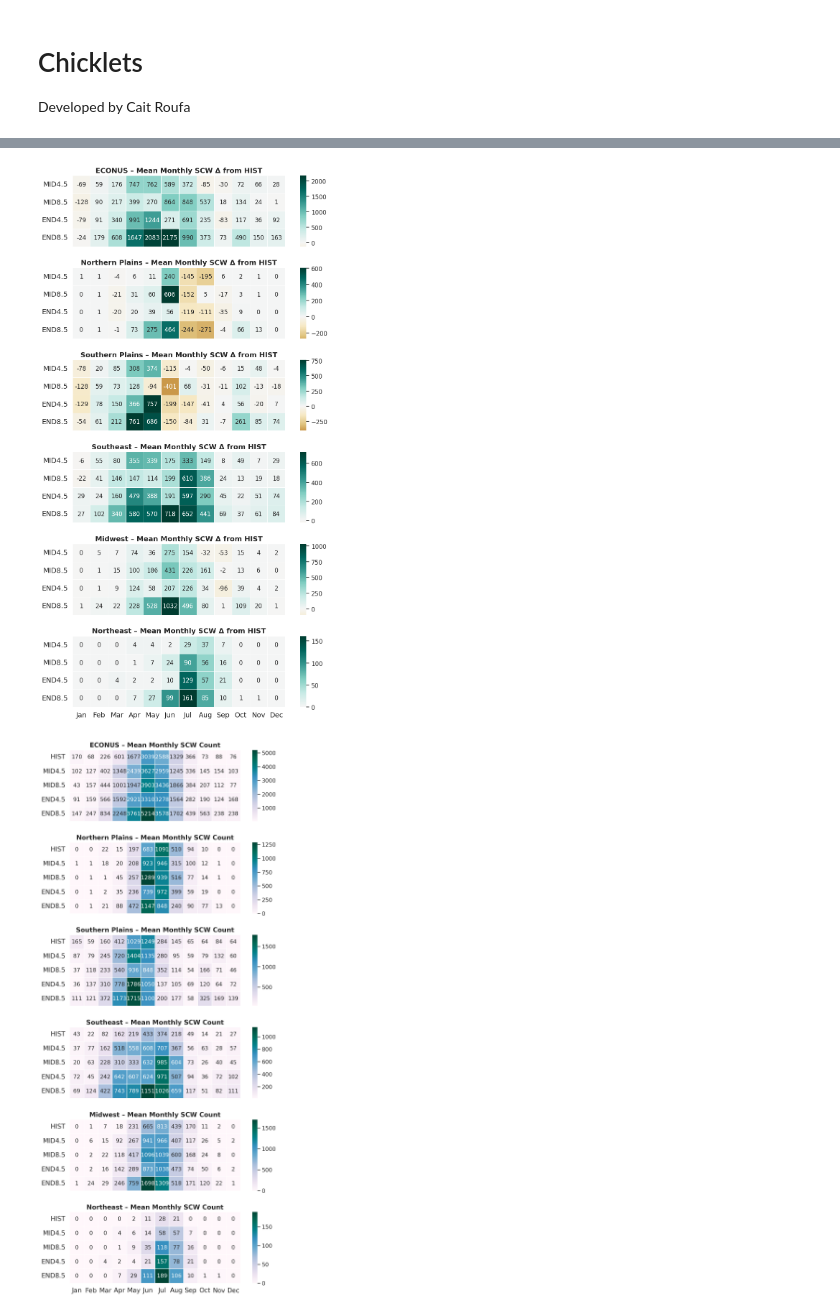
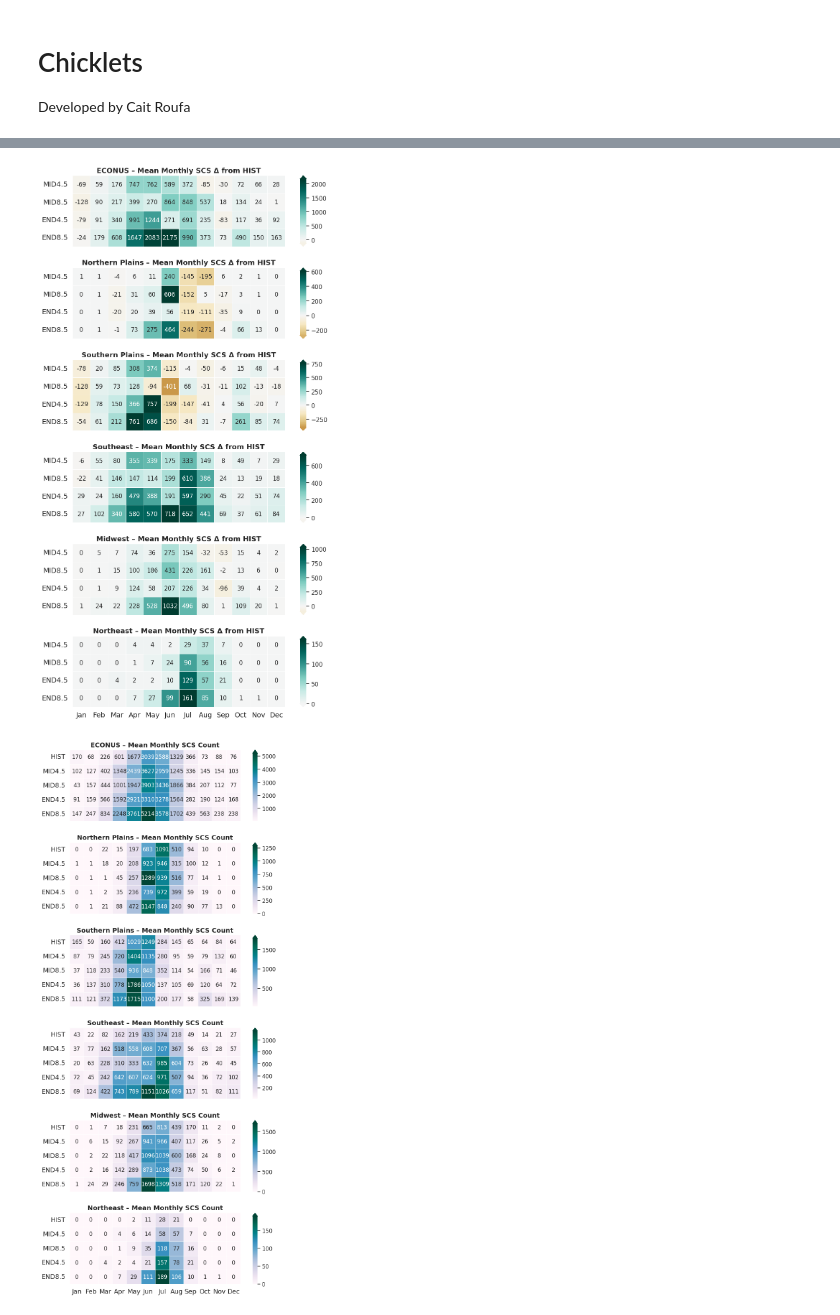
Before and after one commit to caitroufa/SYN_SERV, a Jupyter notebook: Code/Chicklets.ipynb, the cells around one changed output, grey strips where cells are left out. Cells and saved outputs as stored; diff of their text form; code cells hidden in the pictures.

Commit message:
update regional boxes

```diff
--- a/Code/Chicklets.ipynb
+++ b/Code/Chicklets.ipynb
@@ -158,7 +201,7 @@ for i, (region, heat_df) in enumerate(region_monthly_means.items()):
     #             linewidths=0.5, linecolor='white', annot=True, fmt=".0f")
     sns.heatmap(diff_df, ax=ax, cmap='BrBG', center=0, cbar=False,
                 linewidths=0.5, linecolor='white', annot=True, fmt=".0f", square=True)
-    ax.set_title(f'{region} – Mean Monthly SCW Δ from HIST', fontsize=14, weight='bold')
+    ax.set_title(f'{region} – Mean Monthly SCS Δ from HIST', fontsize=14, weight='bold')
     # ax.set_ylabel('Epoch')
     # ax.set_xlabel('Month')
     ax.set_xticks(np.arange(12) + 0.5)
@@ -209,7 +252,7 @@ for i, region in enumerate(['ECONUS'] + [r for r in region_monthly_means if r !=
     #             linewidths=0.5, linecolor='white', annot=True, fmt=".0f")
     sns.heatmap(diff_df, ax=ax, cmap='BrBG', center=0, cbar=False,
                 linewidths=0.5, linecolor='white', annot=True, fmt=".0f", square=True)
-    ax.set_title(f'{region} – Mean Monthly SCW Δ from HIST', fontsize=14, weight='bold')
+    ax.set_title(f'{region} – Mean Monthly SCS Δ from HIST', fontsize=14, weight='bold')
     # ax.set_ylabel('Epoch')
     # ax.set_xlabel('Month')
     ax.set_xticks(np.arange(12) + 0.5)
@@ -246,7 +289,7 @@ for i, region in enumerate(ordered_regions):
         square=True, vmin=vmin, vmax=vmax
     )
 
-    ax.set_title(f'{region} – Mean Monthly SCW Count', fontsize=14, weight='bold')
+    ax.set_title(f'{region} – Mean Monthly SCS Count', fontsize=14, weight='bold')
     ax.set_xticklabels(month_names, fontsize=12, rotation=0)
     ax.set_yticklabels(epoch_labels, fontsize=12, rotation=0)
 
@@ -281,10 +324,10 @@ for i, region in enumerate(ordered_regions):
     sns.heatmap(
         diff_df, ax=ax, cmap='BrBG', center=0,
         linewidths=0.5, linecolor='white', annot=True, fmt=".0f",
-        square=True, cbar=True, cbar_ax=cax, cbar_kws={"orientation": "vertical"}
+        square=True, cbar=True, cbar_ax=cax, cbar_kws={"orientation": "vertical", "extend": "both"}
     )
 
-    ax.set_title(f'{region} – Mean Monthly SCW Δ from HIST', fontsize=14, weight='bold')
+    ax.set_title(f'{region} – Mean Monthly SCS Δ from HIST', fontsize=14, weight='bold')
     ax.set_xticklabels(month_names, fontsize=14, rotation=0)
     ax.set_yticklabels(diff_df.index, fontsize=14, rotation=0)
     cax.tick_params(labelsize=12)
@@ -293,7 +336,7 @@ plt.subplots_adjust(hspace=0.3, right=0.9)  # leave room for right-side colorbar
 plt.savefig('../Plots/chiclet_regional_delta_cbar.png', format='png', dpi=500, bbox_inches='tight')
 plt.show()
 # %% [output]
-[figure, old version]
+[figure, new version]
 # %%
 # Ensure consistent region order (with ECONUS first)
 ordered_regions = ['ECONUS'] + [r for r in region_monthly_means if r != 'ECONUS']
@@ -301,33 +344,33 @@ n_regions = len(ordered_regions)
 
 fig, axs = plt.subplots(n_regions, 1, figsize=(12, 3.5 * n_regions), sharex=True)
 
 for i, region in enumerate(ordered_regions):
     heat_df = region_monthly_means[region]
     ax = axs[i]
 
     # Add vertical colorbar to the right of the heatmap
     cax = inset_axes(ax,
                      width="3%",           # width of colorbar
                      height="100%",        # full height of the axis
                      bbox_to_anchor=(0.1, 0, 1, 1),  # position to the right
                      bbox_transform=ax.transAxes,
                      borderpad=0)
 
     # Plot heatmap
     sns.heatmap(
         heat_df, ax=ax, cmap='PuBuGn', cbar=True,
         linewidths=0.5, linecolor='white', annot=True, fmt=".0f",
-        square='true', cbar_ax=cax, cbar_kws={"orientation": "vertical"}
+        square='true', cbar_ax=cax, cbar_kws={"orientation": "vertical", "extend":"max"}
     )
 
     # Formatting
-    ax.set_title(f'{region} – Mean Monthly SCW Count', fontsize=14, weight='bold')
+    ax.set_title(f'{region} – Mean Monthly SCS Count', fontsize=14, weight='bold')
     ax.set_xticklabels(month_names, fontsize=14, rotation=0)
     ax.set_yticklabels(epoch_labels, fontsize=14, rotation=0)
     cax.tick_params(labelsize=12)
 
 plt.subplots_adjust(hspace=0.3, right=0.9)  # tighten vertical spacing and reserve room for colorbars
 plt.savefig('../Plots/chiclet_regional_count_cbar.png', format='png', dpi=500, bbox_inches='tight')
 plt.show()
 # %% [output]
-[figure, old version]
+[figure, new version]
```
Also changed, not shown: parts of 6 cells of this notebook.
